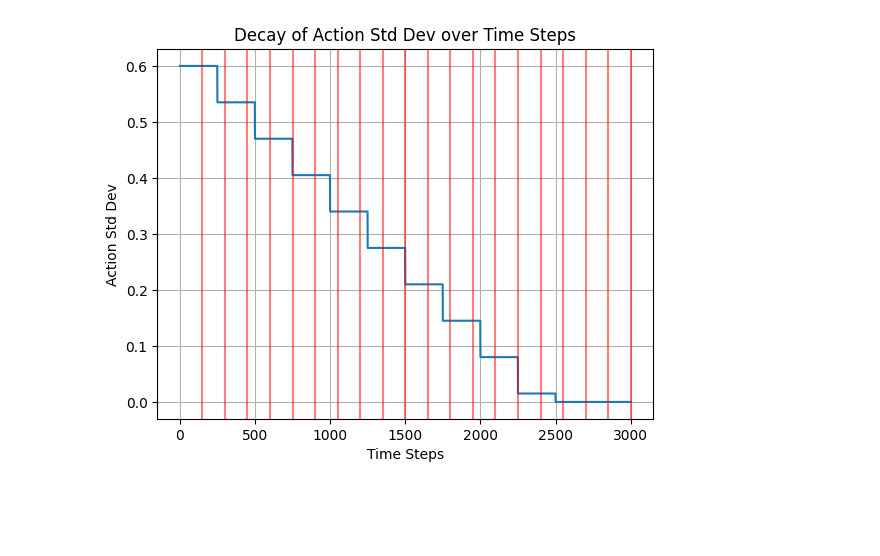
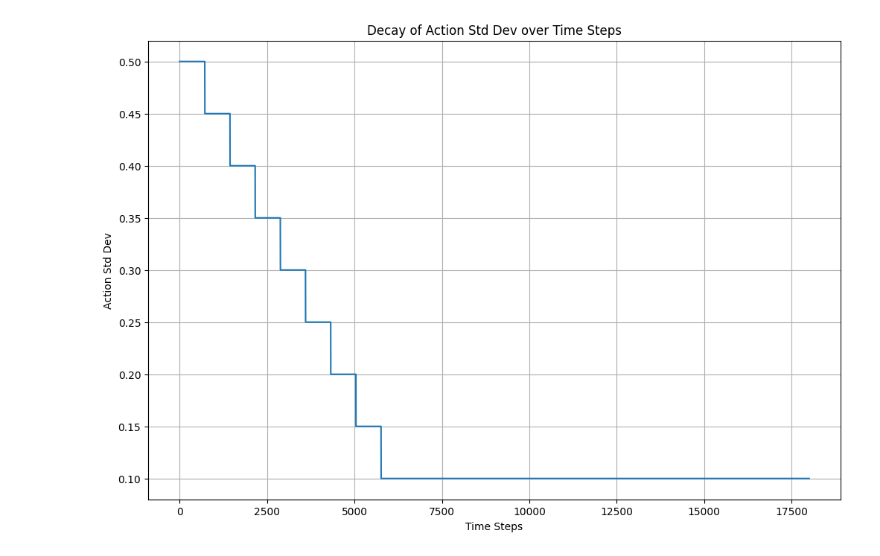
Before and after one commit to sensorlab/agent-edgeautoscaling, a Jupyter notebook: code/visualize_ppo.ipynb, the cells around one changed output. Cells and saved outputs as stored; diff of their text form; code cells hidden in the pictures; blank space fills up the shorter version.

```diff
--- a/code/visualize_ppo.ipynb
+++ b/code/visualize_ppo.ipynb
@@ -1,39 +1,42 @@
 # %%
 import matplotlib.pyplot as plt
 
-update_timestep = 150
-initial_action_std = 0.6
-action_std_decay_rate = 0.065
-min_action_std = 1e-7
-action_std_decay_freq = 250 # Frequency of decay
+episodes = 300
+time_steps = 60
+total_steps = time_steps * episodes
 
-episodes = 50
-time_steps = 60
-all_steps = time_steps * episodes
+
+update_timestep = time_steps * 2
+initial_action_std = 0.5
+action_std_decay_rate = 0.05
+min_action_std = 0.1
+action_std_decay_freq = total_steps // 25 # Frequency of decay
+
+
 
 current_action_std = initial_action_std
 std_devs = [current_action_std]
 
-for time_step in range(1, all_steps + 1):
+for time_step in range(1, total_steps + 1):
     if time_step % action_std_decay_freq == 0:
         current_action_std -= action_std_decay_rate
         current_action_std = round(current_action_std, 4)
         if current_action_std < min_action_std:
             current_action_std = min_action_std
     std_devs.append(current_action_std)
-
-plt.plot(range(all_steps + 1), std_devs)
+plt.figure(figsize=(12, 8))
+plt.plot(range(total_steps + 1), std_devs)
 plt.xlabel('Time Steps')
 plt.ylabel('Action Std Dev')
 plt.title('Decay of Action Std Dev over Time Steps')
 
-for step in range(update_timestep, all_steps + 1, update_timestep):
-    plt.axvline(x=step, color='r', linestyle='-', alpha=0.5)
+# for step in range(update_timestep, total_steps + 1, update_timestep):
+#     plt.axvline(x=step, color='r', linestyle='-', alpha=0.5)
 
 plt.grid(True)
 plt.show()
 # %% [output]
-[figure, old version]
+[figure, new version]
 # %%
 import pandas as pd
 import matplotlib.pyplot as plt
```
Also changed, not shown: parts of 14 cells of this notebook, 6 other files.
